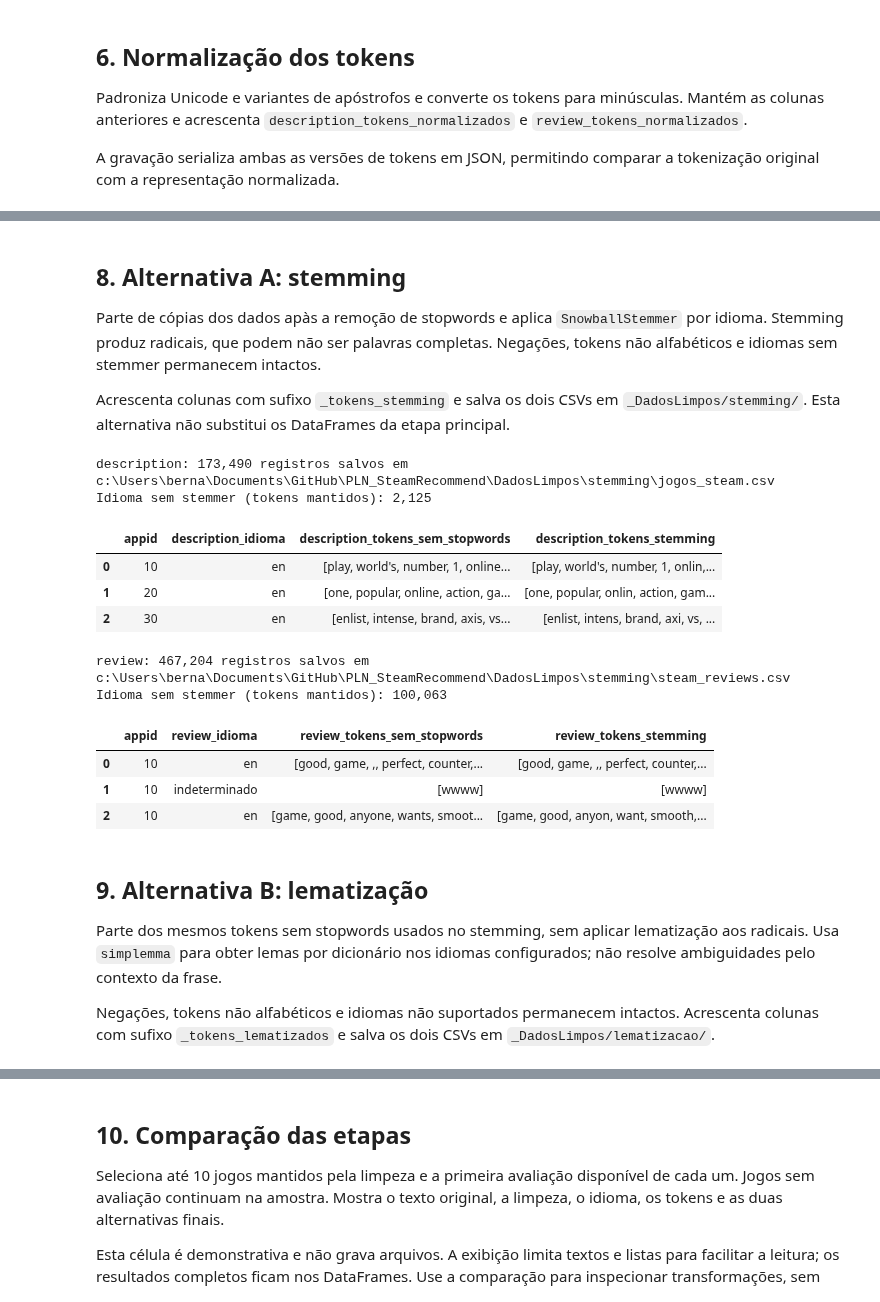
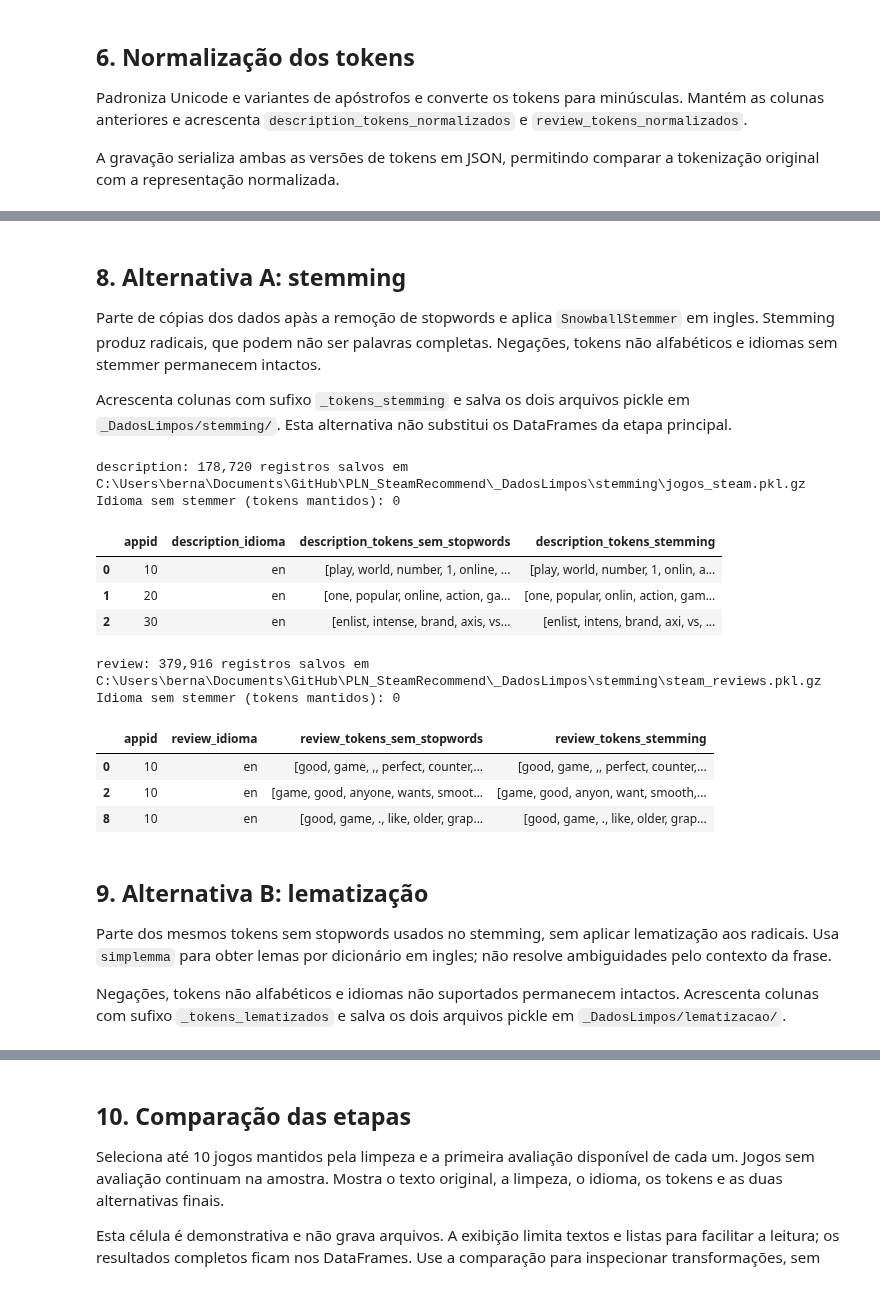
Before and after one commit to bchiamolera/PLN_SteamRecommend, a Jupyter notebook: 2_Limpeza_Preparacao/PLN_LimpezaDados.ipynb, the cells around one changed output, grey strips where cells are left out. Cells and saved outputs as stored; diff of their text form; code cells hidden in the pictures.

```diff
--- a/2_Limpeza_Preparacao/PLN_LimpezaDados.ipynb
+++ b/2_Limpeza_Preparacao/PLN_LimpezaDados.ipynb
@@ -232,5 +351,5 @@ As listas ficam como listas Python nos DataFrames, mas são serializadas em JSON
 # %%
-import json
+import sys
 from nltk.tokenize import TweetTokenizer
 
 tokenizador = TweetTokenizer(preserve_case=True, reduce_len=False, strip_handles=False)
@@ -239,22 +358,18 @@ tokenizador = TweetTokenizer(preserve_case=True, reduce_len=False, strip_handles
 def tokenizar_texto(texto):
     if pd.isna(texto):
         return []
-    return tokenizador.tokenize(str(texto))
+    return [sys.intern(token) for token in tokenizador.tokenize(str(texto))]
 
 
 jogos_limpo["description_tokens"] = jogos_limpo["description"].map(tokenizar_texto)
 reviews_limpo["review_tokens"] = reviews_limpo["review"].map(tokenizar_texto)
 
-# JSON permite recuperar as listas com json.loads ao reler os CSVs.
+# Pickle preserva as listas de tokens diretamente.
 for dados, coluna_tokens, nome_arquivo in [
-    (jogos_limpo, "description_tokens", "jogos_steam.csv"),
-    (reviews_limpo, "review_tokens", "steam_reviews.csv"),
+    (jogos_limpo, "description_tokens", "jogos_steam.pkl.gz"),
+    (reviews_limpo, "review_tokens", "steam_reviews.pkl.gz"),
 ]:
-    dados.assign(**{
-        coluna_tokens: dados[coluna_tokens].map(
-            lambda tokens: json.dumps(tokens, ensure_ascii=False)
-        )
-    }).to_csv(pasta_limpos / nome_arquivo, index=False)
+    salvar_pickle(dados, pasta_limpos / nome_arquivo)
 
 print(f"Tokens nas descricoes: {jogos_limpo['description_tokens'].map(len).sum():,}")
 print(f"Tokens nas reviews: {reviews_limpo['review_tokens'].map(len).sum():,}")
@@ -281,7 +396,7 @@ Padroniza Unicode e variantes de apóstrofos e converte os tokens para minúscul
 
 A gravação serializa ambas as versões de tokens em JSON, permitindo comparar a tokenização original com a representação normalizada.
 # %%
-import json
+import sys
 import unicodedata
 
 apostrofos = str.maketrans({"\u2018": "'", "\u2019": "'", "\u02bc": "'"})
@@ -289,9 +404,9 @@ apostrofos = str.maketrans({"\u2018": "'", "\u2019": "'", "\u02bc": "'"})
 
 def normalizar_tokens(tokens):
     return [
-        unicodedata.normalize(
+        sys.intern(unicodedata.normalize(
             "NFKC", unicodedata.normalize("NFKC", token).translate(apostrofos).lower()
-        )
+        ))
         for token in tokens
     ]
 
@@ -303,16 +418,13 @@ reviews_limpo["review_tokens_normalizados"] = reviews_limpo["review_tokens"].map
     normalizar_tokens
 )
 
-# Serializa ambas as listas em JSON, mantendo listas nos DataFrames em memoria.
+# Pickle preserva as listas de tokens diretamente.
 for dados, coluna_tokens, nome_arquivo in [
-    (jogos_limpo, "description_tokens", "jogos_steam.csv"),
-    (reviews_limpo, "review_tokens", "steam_reviews.csv"),
+    (jogos_limpo, "description_tokens", "jogos_steam.pkl.gz"),
+    (reviews_limpo, "review_tokens", "steam_reviews.pkl.gz"),
 ]:
     colunas_listas = [coluna_tokens, f"{coluna_tokens}_normalizados"]
-    dados.assign(**{
-        coluna: dados[coluna].map(lambda tokens: json.dumps(tokens, ensure_ascii=False))
-        for coluna in colunas_listas
-    }).to_csv(pasta_limpos / nome_arquivo, index=False)
+    salvar_pickle(dados, pasta_limpos / nome_arquivo)
 
 print(f"Descricoes normalizadas: {len(jogos_limpo):,}")
 print(f"Reviews normalizadas: {len(reviews_limpo):,}")
@@ -440,9 +517,9 @@ review: 100,063 textos mantidos sem filtragem por idioma
 # %% [markdown]
 ## 8. Alternativa A: stemming
 
-Parte de cópias dos dados apàs a remoção de stopwords e aplica `SnowballStemmer` por idioma. Stemming produz radicais, que podem não ser palavras completas. Negações, tokens não alfabéticos e idiomas sem stemmer permanecem intactos.
+Parte de cópias dos dados apàs a remoção de stopwords e aplica `SnowballStemmer` em ingles. Stemming produz radicais, que podem não ser palavras completas. Negações, tokens não alfabéticos e idiomas sem stemmer permanecem intactos.
 
-Acrescenta colunas com sufixo `_tokens_stemming` e salva os dois CSVs em `_DadosLimpos/stemming/`. Esta alternativa não substitui os DataFrames da etapa principal.
+Acrescenta colunas com sufixo `_tokens_stemming` e salva os dois arquivos pickle em `_DadosLimpos/stemming/`. Esta alternativa não substitui os DataFrames da etapa principal.
 # %%
 import json
 from functools import lru_cache
@@ -460,55 +537,52 @@ def aplicar_stemming(token, idioma):
     stemmer = stemmers.get(idioma)
     if stemmer is None or token in negacoes or not token.isalpha():
         return token
-    return stemmer.stem(token)
+    return sys.intern(stemmer.stem(token))
 
 
 # As duas alternativas partem dos tokens sem stopwords.
 jogos_stemming = jogos_limpo.copy()
 reviews_stemming = reviews_limpo.copy()
 pasta_stemming = pasta_limpos / "stemming"
 pasta_stemming.mkdir(parents=True, exist_ok=True)
 
 for dados, texto, nome_arquivo in [
-    (jogos_stemming, "description", "jogos_steam.csv"),
-    (reviews_stemming, "review", "steam_reviews.csv"),
+    (jogos_stemming, "description", "jogos_steam.pkl.gz"),
+    (reviews_stemming, "review", "steam_reviews.pkl.gz"),
 ]:
     entrada = f"{texto}_tokens_sem_stopwords"
     saida = f"{texto}_tokens_stemming"
     idiomas = dados[f"{texto}_idioma"]
     dados[saida] = [
         [aplicar_stemming(token, idioma) for token in tokens]
         for tokens, idioma in zip(dados[entrada], idiomas)
     ]
     colunas_listas = [
         f"{texto}_tokens", f"{texto}_tokens_normalizados", entrada, saida,
     ]
-    dados.assign(**{
-        coluna: dados[coluna].map(lambda tokens: json.dumps(tokens, ensure_ascii=False))
-        for coluna in colunas_listas
-    }).to_csv(pasta_stemming / nome_arquivo, index=False)
+    salvar_pickle(dados, pasta_stemming / nome_arquivo)
     print(f"{texto}: {len(dados):,} registros salvos em {pasta_stemming / nome_arquivo}")
     print(f"Idioma sem stemmer (tokens mantidos): {(~idiomas.isin(stemmers)).sum():,}")
     display(dados[["appid", f"{texto}_idioma", entrada, saida]].head(3))
 # %% [output]
-description: 173,490 registros salvos em c:\Users\berna\Documents\GitHub\PLN_SteamRecommend\DadosLimpos\stemming\jogos_steam.csv
-Idioma sem stemmer (tokens mantidos): 2,125
+description: 178,720 registros salvos em C:\Users\berna\Documents\GitHub\PLN_SteamRecommend\_DadosLimpos\stemming\jogos_steam.pkl.gz
+Idioma sem stemmer (tokens mantidos): 0
 |  | appid | description_idioma | description_tokens_sem_stopwords | description_tokens_stemming |
-| 0 | 10 | en | [play, world's, number, 1, online... | [play, world's, number, 1, onlin,... |
+| 0 | 10 | en | [play, world, number, 1, online, ... | [play, world, number, 1, onlin, a... |
 | 1 | 20 | en | [one, popular, online, action, ga... | [one, popular, onlin, action, gam... |
 | 2 | 30 | en | [enlist, intense, brand, axis, vs... | [enlist, intens, brand, axi, vs, ... |
-review: 467,204 registros salvos em c:\Users\berna\Documents\GitHub\PLN_SteamRecommend\DadosLimpos\stemming\steam_reviews.csv
-Idioma sem stemmer (tokens mantidos): 100,063
+review: 379,916 registros salvos em C:\Users\berna\Documents\GitHub\PLN_SteamRecommend\_DadosLimpos\stemming\steam_reviews.pkl.gz
+Idioma sem stemmer (tokens mantidos): 0
 |  | appid | review_idioma | review_tokens_sem_stopwords | review_tokens_stemming |
 | 0 | 10 | en | [good, game, ,, perfect, counter,... | [good, game, ,, perfect, counter,... |
-| 1 | 10 | indeterminado | [wwww] | [wwww] |
 | 2 | 10 | en | [game, good, anyone, wants, smoot... | [game, good, anyon, want, smooth,... |
+| 8 | 10 | en | [good, game, ., like, older, grap... | [good, game, ., like, older, grap... |
 # %% [markdown]
 ## 9. Alternativa B: lematização
 
-Parte dos mesmos tokens sem stopwords usados no stemming, sem aplicar lematização aos radicais. Usa `simplemma` para obter lemas por dicionário nos idiomas configurados; não resolve ambiguidades pelo contexto da frase.
+Parte dos mesmos tokens sem stopwords usados no stemming, sem aplicar lematização aos radicais. Usa `simplemma` para obter lemas por dicionário em ingles; não resolve ambiguidades pelo contexto da frase.
 
-Negações, tokens não alfabéticos e idiomas não suportados permanecem intactos. Acrescenta colunas com sufixo `_tokens_lematizados` e salva os dois CSVs em `_DadosLimpos/lematizacao/`.
+Negações, tokens não alfabéticos e idiomas não suportados permanecem intactos. Acrescenta colunas com sufixo `_tokens_lematizados` e salva os dois arquivos pickle em `_DadosLimpos/lematizacao/`.
 # %%
 import json
 from functools import lru_cache
```
Also changed, not shown: parts of 19 cells of this notebook, 11 other files.
